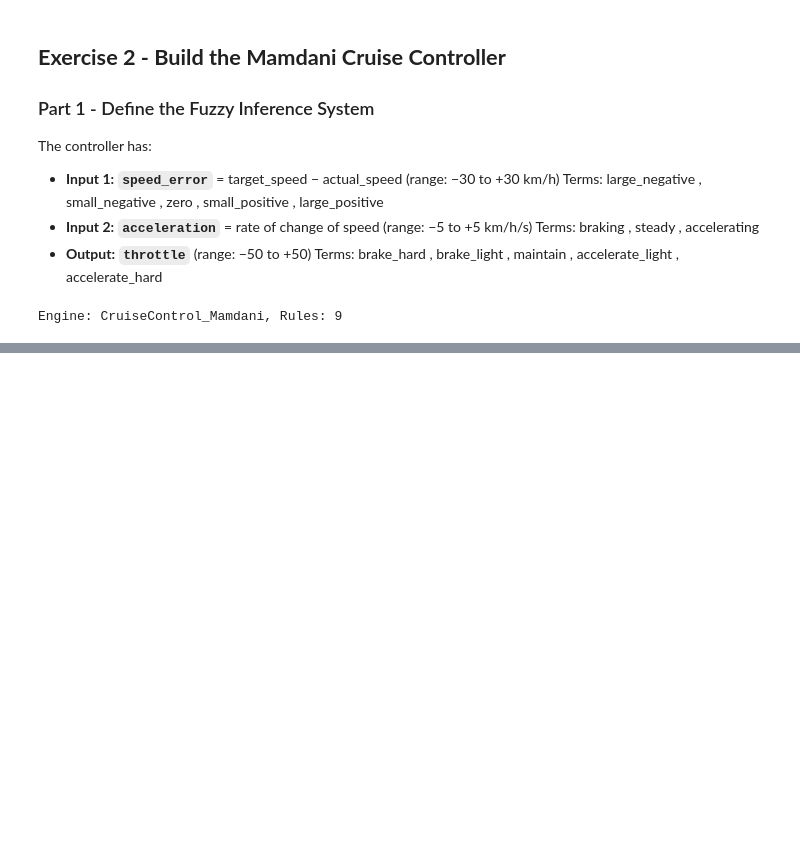
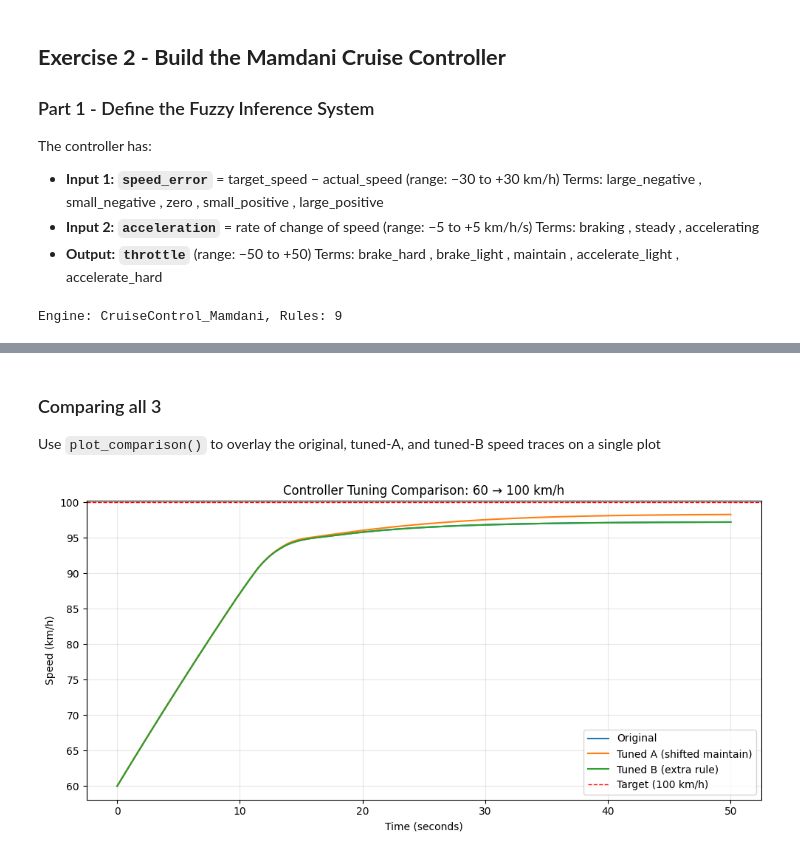
Before and after one commit to eoinocathasaigh/Artificial-Intelligence-Labs, a Jupyter notebook: Lab 6/Lab6.ipynb, the cells around one changed output, grey strips where cells are left out. Cells and saved outputs as stored; diff of their text form; code cells hidden in the pictures; blank space fills up the shorter version.

```diff
--- a/Lab 6/Lab6.ipynb
+++ b/Lab 6/Lab6.ipynb
@@ -304,0 +645,17 @@ plt.show()
+# %% [markdown]
+### Comparing all 3
+Use `plot_comparison()` to overlay the original, tuned-A, and tuned-B speed traces on a single plot
+# %%
+# Overlay comparison using plot_comparison()
+plot_comparison(
+ result['times'],
+ {
+ 'Original': result['speeds'],
+ 'Tuned A (shifted maintain)': result_a['speeds'],
+ 'Tuned B (extra rule)': result_b['speeds'],
+ },
+ target=100,
+ title='Controller Tuning Comparison: 60 → 100 km/h'
+)
+# %% [output]
+[figure, added]
```
Also changed, not shown: parts of 19 cells of this notebook.
